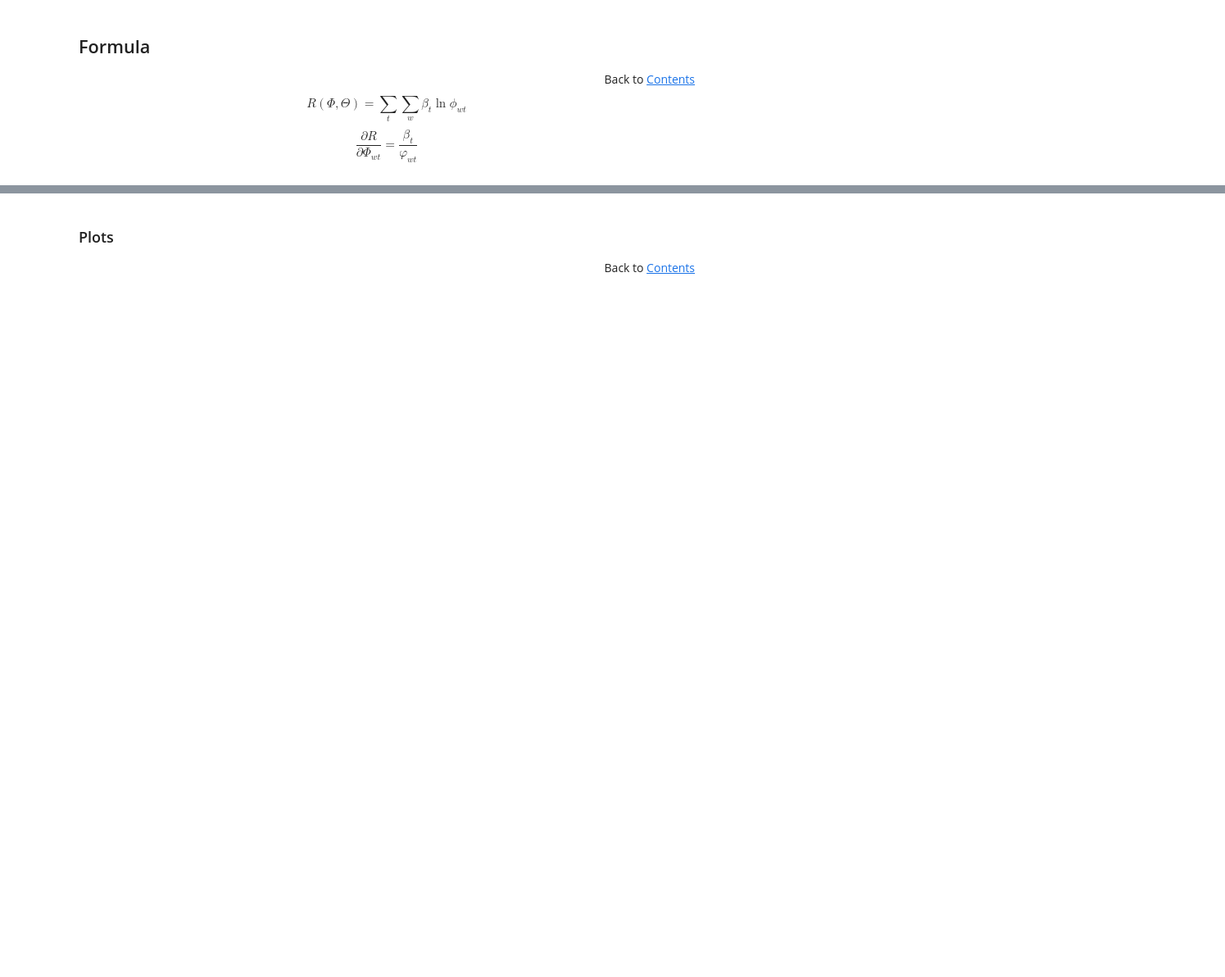
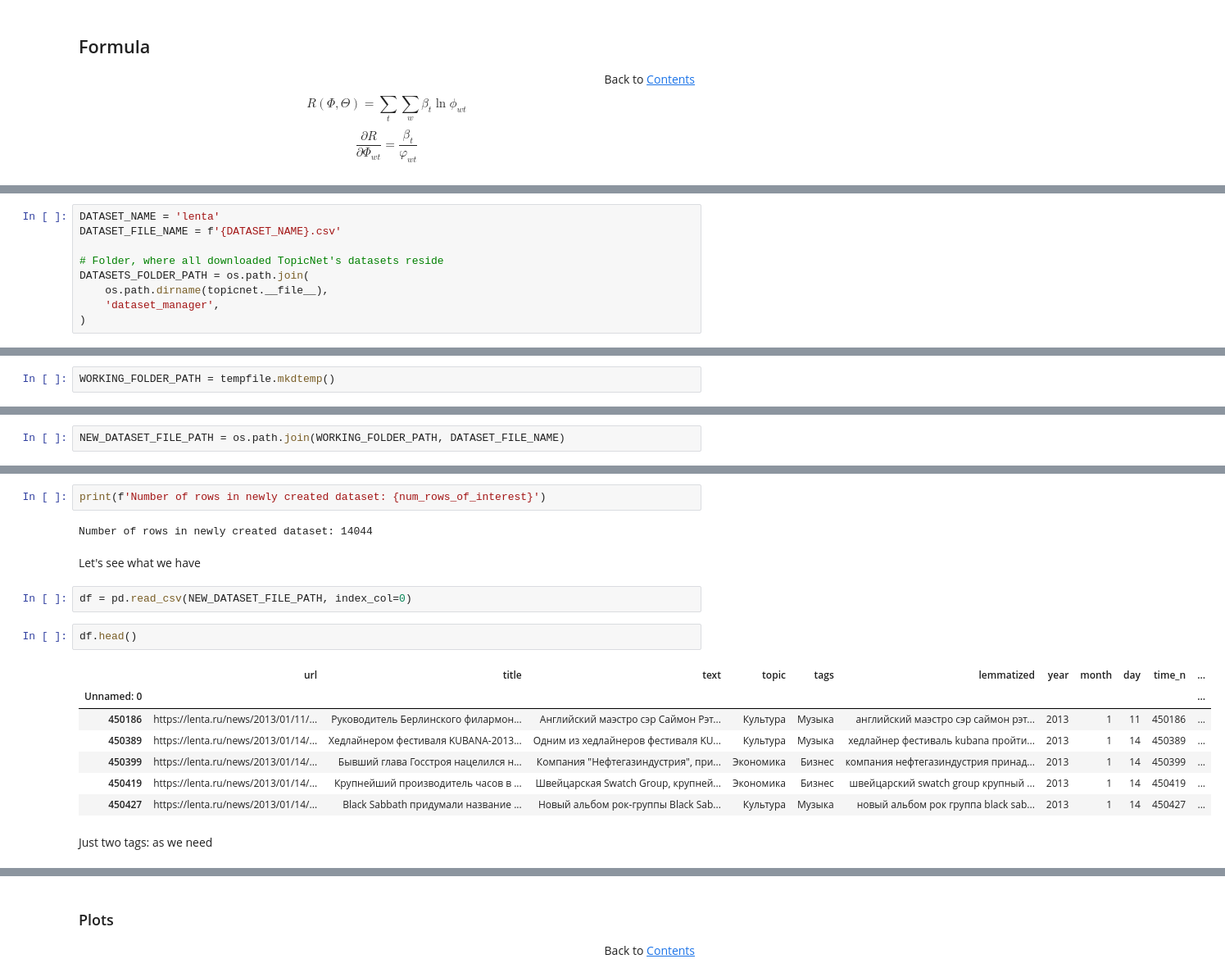
Before and after one commit to machine-intelligence-laboratory/TopicNet, a Jupyter notebook: topicnet/demos/Topic-Prior-Regularizer-Tutorial.ipynb, the cells around one changed output, grey strips where cells are left out. Shown at 82% size. Cells and saved outputs as stored; diff of their text form; blank space fills up the shorter version.

```diff
--- a/topicnet/demos/Topic-Prior-Regularizer-Tutorial.ipynb
+++ b/topicnet/demos/Topic-Prior-Regularizer-Tutorial.ipynb
@@ -116,0 +68,9 @@ dtype: int64
+# %%
+DATASET_NAME = 'lenta'
+DATASET_FILE_NAME = f'{DATASET_NAME}.csv'
+
+# Folder, where all downloaded TopicNet's datasets reside
+DATASETS_FOLDER_PATH = os.path.join(
+    os.path.dirname(topicnet.__file__),
+    'dataset_manager',
+)
@@ -116,0 +120,2 @@ dtype: int64
+# %%
+WORKING_FOLDER_PATH = tempfile.mkdtemp()
@@ -116,0 +132,2 @@ dtype: int64
+# %%
+NEW_DATASET_FILE_PATH = os.path.join(WORKING_FOLDER_PATH, DATASET_FILE_NAME)
@@ -116,0 +168,20 @@ dtype: int64
+# %%
+print(f'Number of rows in newly created dataset: {num_rows_of_interest}')
+# %% [output]
+Number of rows in newly created dataset: 14044
+# %% [markdown]
+Let's see what we have
+# %%
+df = pd.read_csv(NEW_DATASET_FILE_PATH, index_col=0)
+# %%
+df.head()
+# %% [output]
+|  | url | title | text | topic | tags | lemmatized | year | month | day | time_n | ... |
+| Unnamed: 0 |  |  |  |  |  |  |  |  |  |  | ... |
+| 450186 | https://lenta.ru/news/2013/01/11/... | Руководитель Берлинского филармон... | Английский маэстро сэр Саймон Рэт... | Культура | Музыка | английский маэстро сэр саймон рэт... | 2013 | 1 | 11 | 450186 | ... |
+| 450389 | https://lenta.ru/news/2013/01/14/... | Хедлайнером фестиваля KUBANA-2013... | Одним из хедлайнеров фестиваля KU... | Культура | Музыка | хедлайнер фестиваль kubana пройти... | 2013 | 1 | 14 | 450389 | ... |
+| 450399 | https://lenta.ru/news/2013/01/14/... | Бывший глава Госстроя нацелился н... | Компания "Нефтегазиндустрия", при... | Экономика | Бизнес | компания нефтегазиндустрия принад... | 2013 | 1 | 14 | 450399 | ... |
+| 450419 | https://lenta.ru/news/2013/01/14/... | Крупнейший производитель часов в ... | Швейцарская Swatch Group, крупней... | Экономика | Бизнес | швейцарский swatch group крупный ... | 2013 | 1 | 14 | 450419 | ... |
+| 450427 | https://lenta.ru/news/2013/01/14/... | Black Sabbath придумали название ... | Новый альбом рок-группы Black Sab... | Культура | Музыка | новый альбом рок группа black sab... | 2013 | 1 | 14 | 450427 | ... |
+# %% [markdown]
+Just two tags: as we need
```
Also changed, not shown: parts of 78 cells of this notebook.
